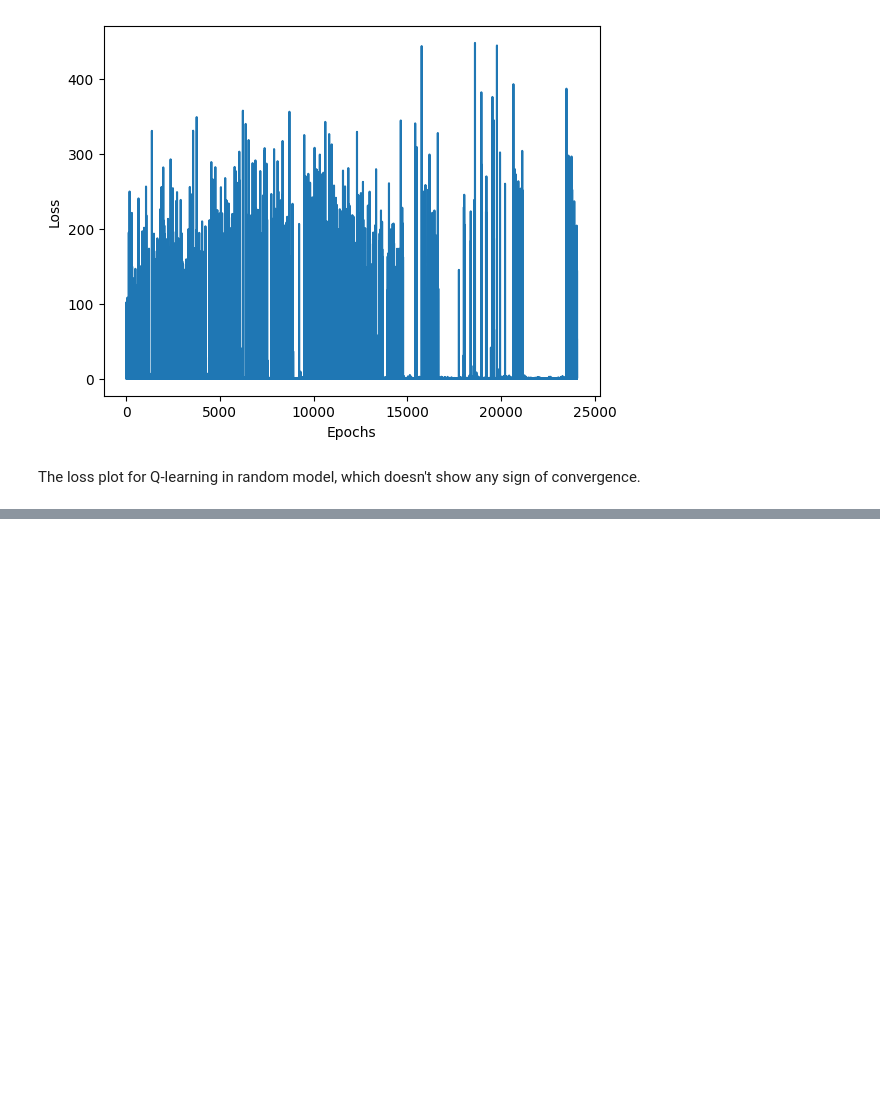
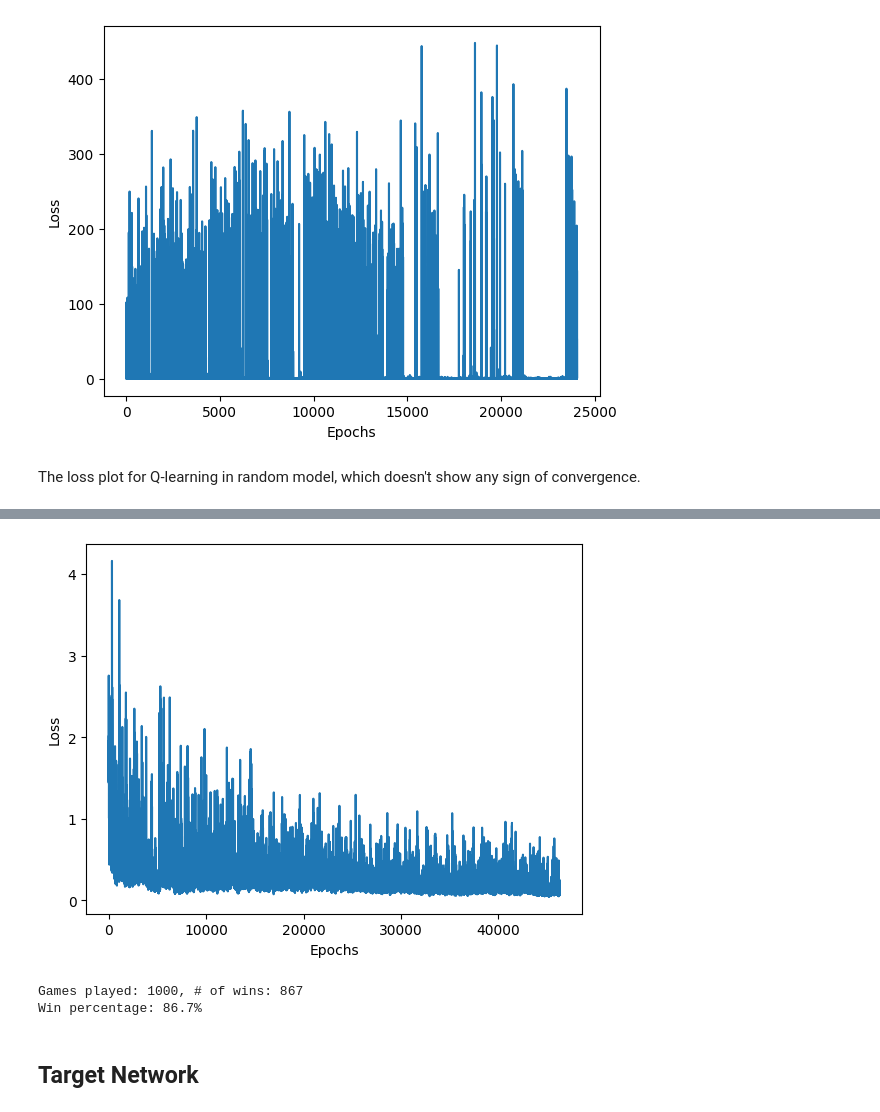
Before and after one commit to alextanhongpin/python-deep-reinforcement-learning-in-action, a Jupyter notebook: 03_deep_q_networks.ipynb, the cells around one changed output, grey strips where cells are left out. Saved outputs shown, nothing was run; the diff lists cells and outputs as text; code cells hidden in the pictures; blank space fills up the shorter version.

Commit message:
chore: add experience replay and target network

```diff
--- a/03_deep_q_networks.ipynb
+++ b/03_deep_q_networks.ipynb
@@ -223,0 +314,22 @@ The loss plot for Q-learning in random model, which doesn't show any sign of con
+# %%
+model = create_model()
+losses = train_model_with_experience_replay(model)
+# %%
+plot_loss(losses)
+# %% [output]
+[figure, added]
+# %%
+max_games = 1_000
+wins = 0
+for i in tqdm(range(max_games)):
+    win = test_model(model, mode='random', display=False)
+    if win:
+        wins += 1
+win_percentage = float(wins) / float(max_games)
+print(f'Games played: {max_games}, # of wins: {wins}')
+print(f'Win percentage: {win_percentage*100}%')
+# %% [output]
+Games played: 1000, # of wins: 867
+Win percentage: 86.7%
+# %% [markdown]
+## Target Network
```
Also changed, not shown: parts of 12 cells of this notebook, 1 other file.
